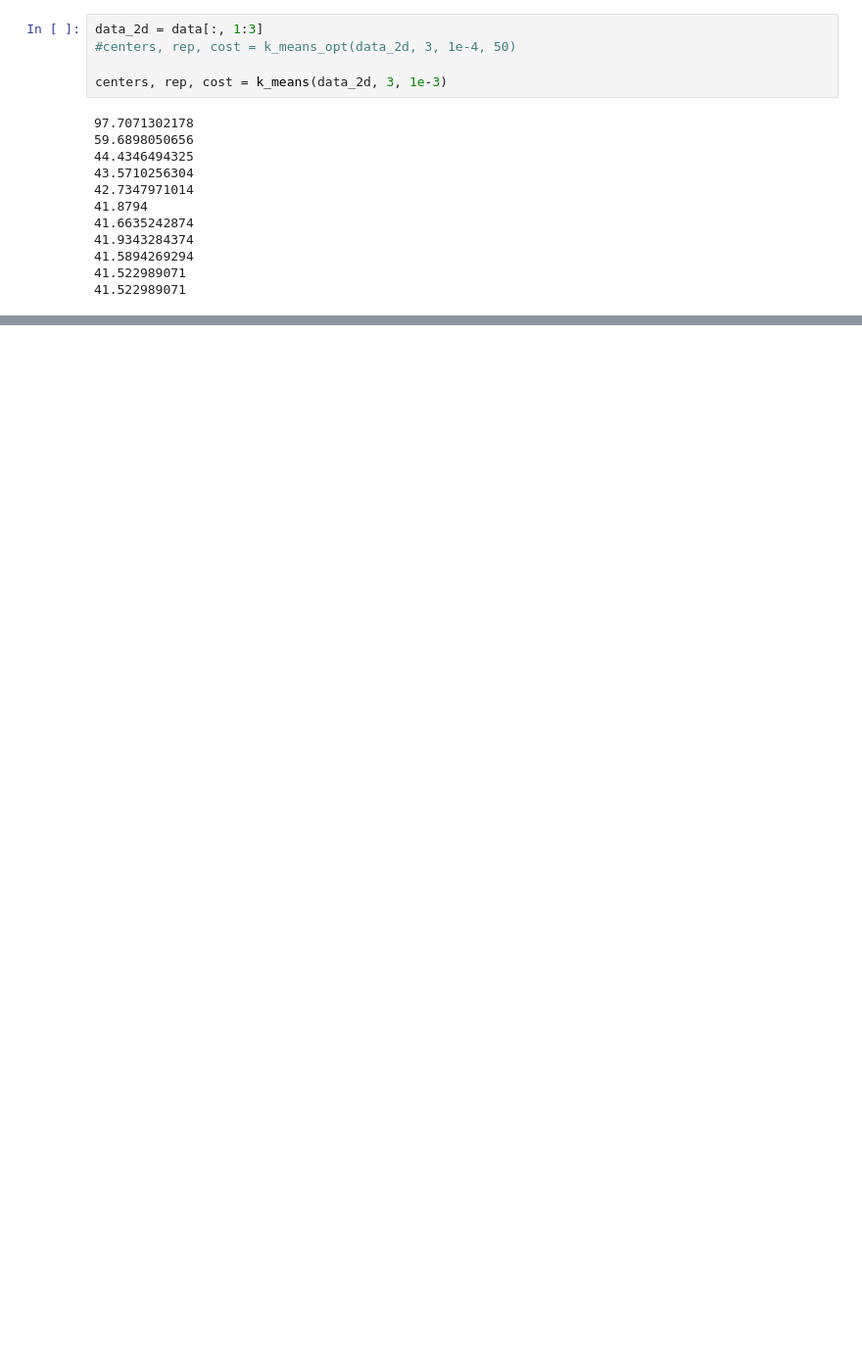
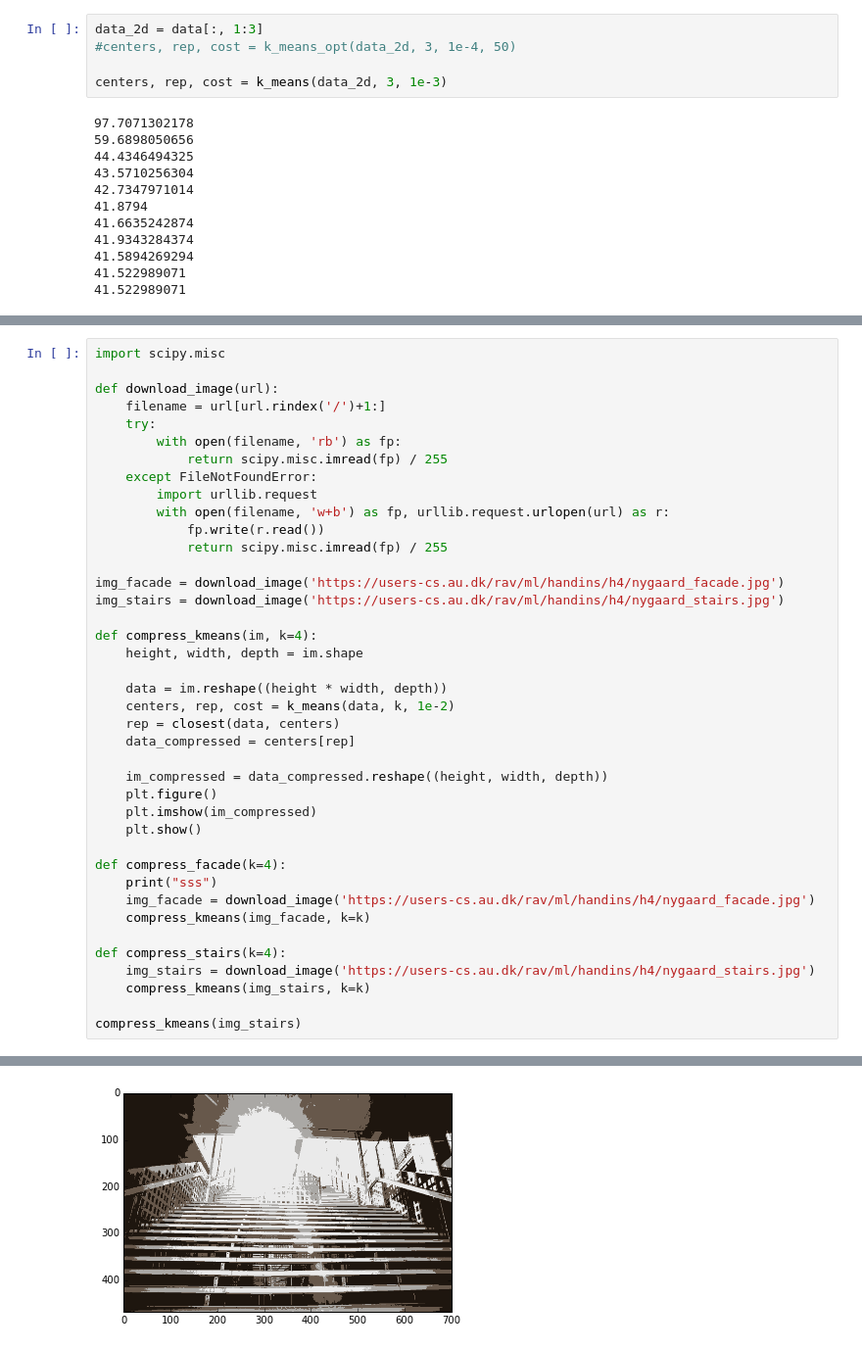
Before and after one commit to KristianAM/machinelearningHandin4, a Jupyter notebook: Handin4.ipynb, the cells around one changed output, grey strips where cells are left out. Shown at 98% size. Cells and saved outputs as stored; diff of their text form; blank space fills up the shorter version.

```diff
--- a/Handin4.ipynb
+++ b/Handin4.ipynb
@@ -162,0 +418,41 @@ plot_groups(data_2d, labels, {0: 'o', 1: 's', 2: '^'}, figsize=(4, 4))
+# %%
+import scipy.misc
+
+def download_image(url):
+    filename = url[url.rindex('/')+1:]
+    try:
+        with open(filename, 'rb') as fp:
+            return scipy.misc.imread(fp) / 255
+    except FileNotFoundError:
+        import urllib.request
+        with open(filename, 'w+b') as fp, urllib.request.urlopen(url) as r:
+            fp.write(r.read())
+            return scipy.misc.imread(fp) / 255
+
+img_facade = download_image('https://users-cs.au.dk/rav/ml/handins/h4/nygaard_facade.jpg')
+img_stairs = download_image('https://users-cs.au.dk/rav/ml/handins/h4/nygaard_stairs.jpg')
+
+def compress_kmeans(im, k=4):
+    height, width, depth = im.shape
+
+    data = im.reshape((height * width, depth))
+    centers, rep, cost = k_means(data, k, 1e-2)
+    rep = closest(data, centers)
+    data_compressed = centers[rep]
+
+    im_compressed = data_compressed.reshape((height, width, depth))
+    plt.figure()
+    plt.imshow(im_compressed)
+    plt.show()
+
+def compress_facade(k=4):
+    print("sss")
+    img_facade = download_image('https://users-cs.au.dk/rav/ml/handins/h4/nygaard_facade.jpg')
+    compress_kmeans(img_facade, k=k)
+
+def compress_stairs(k=4):
+    img_stairs = download_image('https://users-cs.au.dk/rav/ml/handins/h4/nygaard_stairs.jpg')
+    compress_kmeans(img_stairs, k=k)
+
+compress_kmeans(img_stairs)
+# %% [output]
@@ -162,0 +473 @@ plot_groups(data_2d, labels, {0: 'o', 1: 's', 2: '^'}, figsize=(4, 4))
+[figure, added]
```
Also changed, not shown: parts of 7 cells of this notebook.
